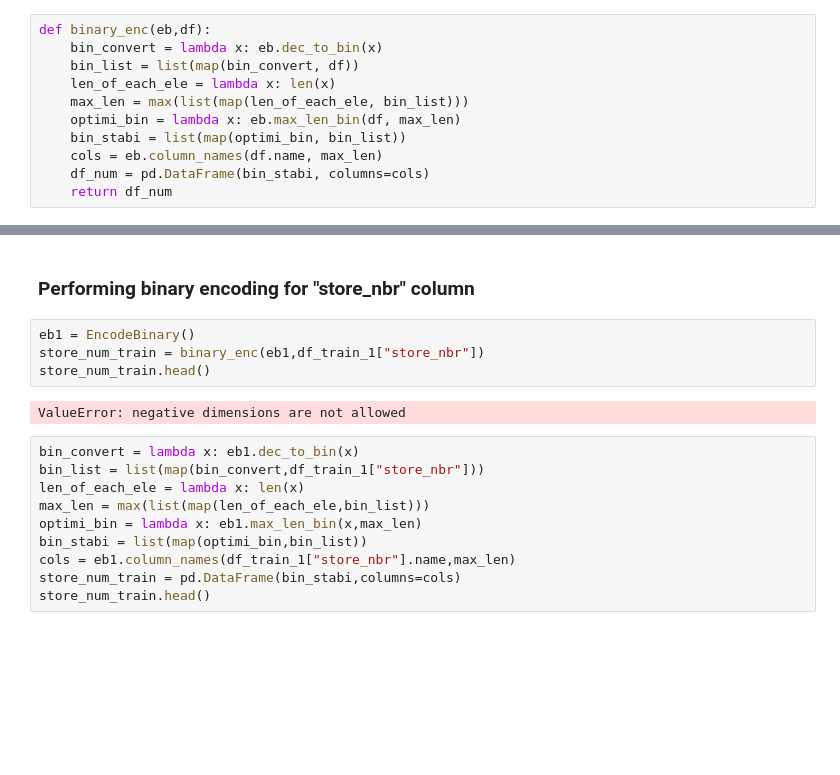
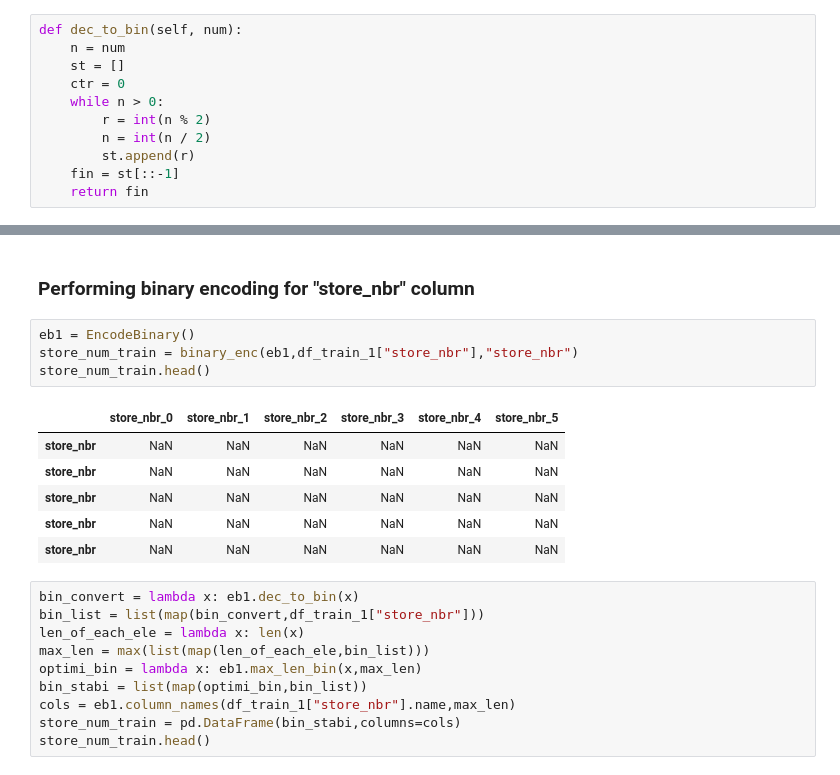
Before and after one commit to amith-vardhan99/kaggle, a Jupyter notebook: Store Sales - Time Series Forecasting/preprocess.ipynb, the cells around one changed output, grey strips where cells are left out. Drawn from its saved outputs; the diff is of its cells as text; blank space fills up the shorter version.

```diff
--- a/Store Sales - Time Series Forecasting/preprocess.ipynb
+++ b/Store Sales - Time Series Forecasting/preprocess.ipynb
@@ -155,13 +155,13 @@ df_test_1["store_nbr"] = df_test_1["store_nbr"] - 1
 # %% [markdown]
 ### Binary encoding function
 # %%
-def binary_enc(eb,df):
-    bin_convert = lambda x: eb.dec_to_bin(x)
-    bin_list = list(map(bin_convert, df))
-    len_of_each_ele = lambda x: len(x)
-    max_len = max(list(map(len_of_each_ele, bin_list)))
-    optimi_bin = lambda x: eb.max_len_bin(df, max_len)
-    bin_stabi = list(map(optimi_bin, bin_list))
-    cols = eb.column_names(df.name, max_len)
-    df_num = pd.DataFrame(bin_stabi, columns=cols)
-    return df_num
+def dec_to_bin(self, num):
+    n = num
+    st = []
+    ctr = 0
+    while n > 0:
+        r = int(n % 2)
+        n = int(n / 2)
+        st.append(r)
+    fin = st[::-1]
+    return fin
@@ -169,10 +187,15 @@ def binary_enc(eb,df):
 ### Performing binary encoding for "store_nbr" column
 # %%
 eb1 = EncodeBinary()
-store_num_train = binary_enc(eb1,df_train_1["store_nbr"])
+store_num_train = binary_enc(eb1,df_train_1["store_nbr"],"store_nbr")
 store_num_train.head()
 # %% [output]
-ValueError: negative dimensions are not allowed
+|  | store_nbr_0 | store_nbr_1 | store_nbr_2 | store_nbr_3 | store_nbr_4 | store_nbr_5 |
+| store_nbr | NaN | NaN | NaN | NaN | NaN | NaN |
+| store_nbr | NaN | NaN | NaN | NaN | NaN | NaN |
+| store_nbr | NaN | NaN | NaN | NaN | NaN | NaN |
+| store_nbr | NaN | NaN | NaN | NaN | NaN | NaN |
+| store_nbr | NaN | NaN | NaN | NaN | NaN | NaN |
 # %%
 bin_convert = lambda x: eb1.dec_to_bin(x)
 bin_list = list(map(bin_convert,df_train_1["store_nbr"]))
```
Also changed, not shown: parts of 2 cells of this notebook, 1 other file.
